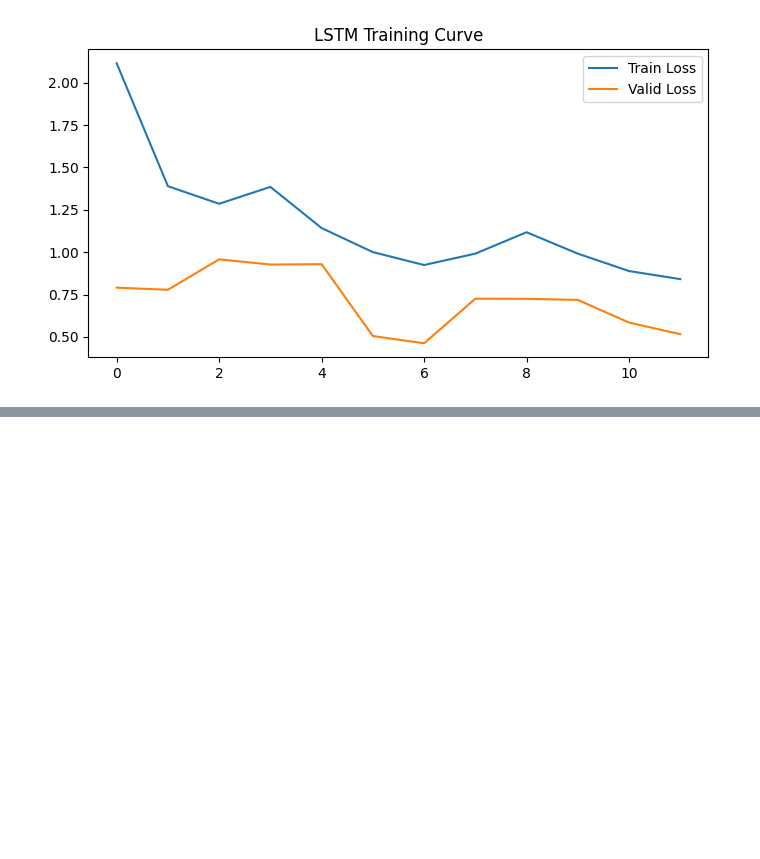
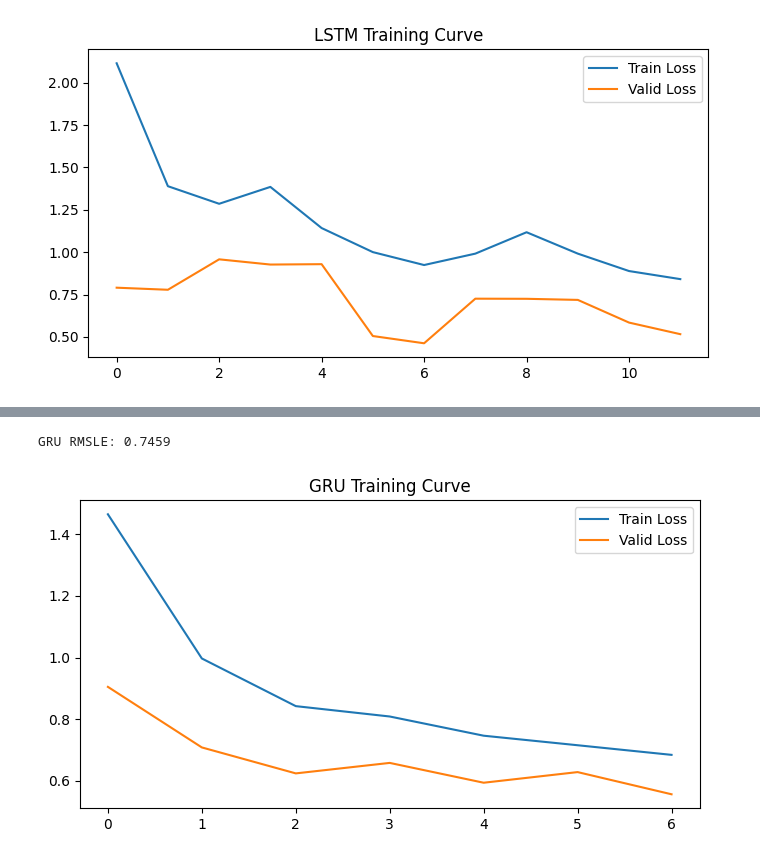
Before and after one commit to sabin74/Enterprise-Intelligent-Demand-Forecasting-Decision-Optimization-Platform, a Jupyter notebook: notebooks/06_dl_models.ipynb, the cells around one changed output, grey strips where cells are left out. Saved outputs shown, nothing was run; the diff lists cells and outputs as text; code cells hidden in the pictures; blank space fills up the shorter version.

```diff
--- a/notebooks/06_dl_models.ipynb
+++ b/notebooks/06_dl_models.ipynb
@@ -438,0 +462,8 @@ with open("models/lstm_history.json", "w") as f:
+# %%
+# Compile GRU Modle
+gru_model.compile(
+    optimizer=tf.keras.optimizers.Adam(learning_rate=0.001, clipnorm=1.0),
+    loss="mse"
+)
+
+gru_model.summary()
@@ -438,0 +484,18 @@ with open("models/lstm_history.json", "w") as f:
+# %%
+# Set Early Stopping
+early_stopping = EarlyStopping(monitor='val_loss', patience=5, restore_best_weights=True)
+checkpoint =ModelCheckpoint("models/gru_best.keras", save_best_only=True)
+# %%
+# Train GRU Model
+start_time = time.time()
+
+history_gru = gru_model.fit(
+    train_ds,
+    validation_data=valid_ds,
+    epochs=7,
+    callbacks=[early_stopping, checkpoint],
+    verbose=1
+)
+
+gru_training_time = time.time() - start_time
+print(f"GRU Training Time: {gru_training_time:.2f} seconds")
@@ -438,0 +518,27 @@ with open("models/lstm_history.json", "w") as f:
+# %%
+# Evaluate GRU RMSLE
+y_true_all = []
+y_pred_all = []
+
+for X_batch, y_batch in valid_ds:
+    preds = gru_model.predict(X_batch, verbose=0).reshape(-1)
+    y_true_all.append(y_batch.numpy())
+    y_pred_all.append(preds)
+
+y_true_all = np.concatenate(y_true_all)
+y_pred_all = np.concatenate(y_pred_all)
+
+gru_rmsle = rmsle_log(y_true_all, y_pred_all)
+print(f"GRU RMSLE: {gru_rmsle:.4f}")
+# %% [output]
+GRU RMSLE: 0.7459
+# %%
+# GRU Training Curves
+plt.figure(figsize=(8, 4))
+plt.plot(history_gru.history["loss"], label="Train Loss")
+plt.plot(history_gru.history["val_loss"], label="Valid Loss")
+plt.legend()
+plt.title("GRU Training Curve")
+plt.show()
+# %% [output]
+[figure, added]
```
Also changed, not shown: parts of 11 cells of this notebook.
